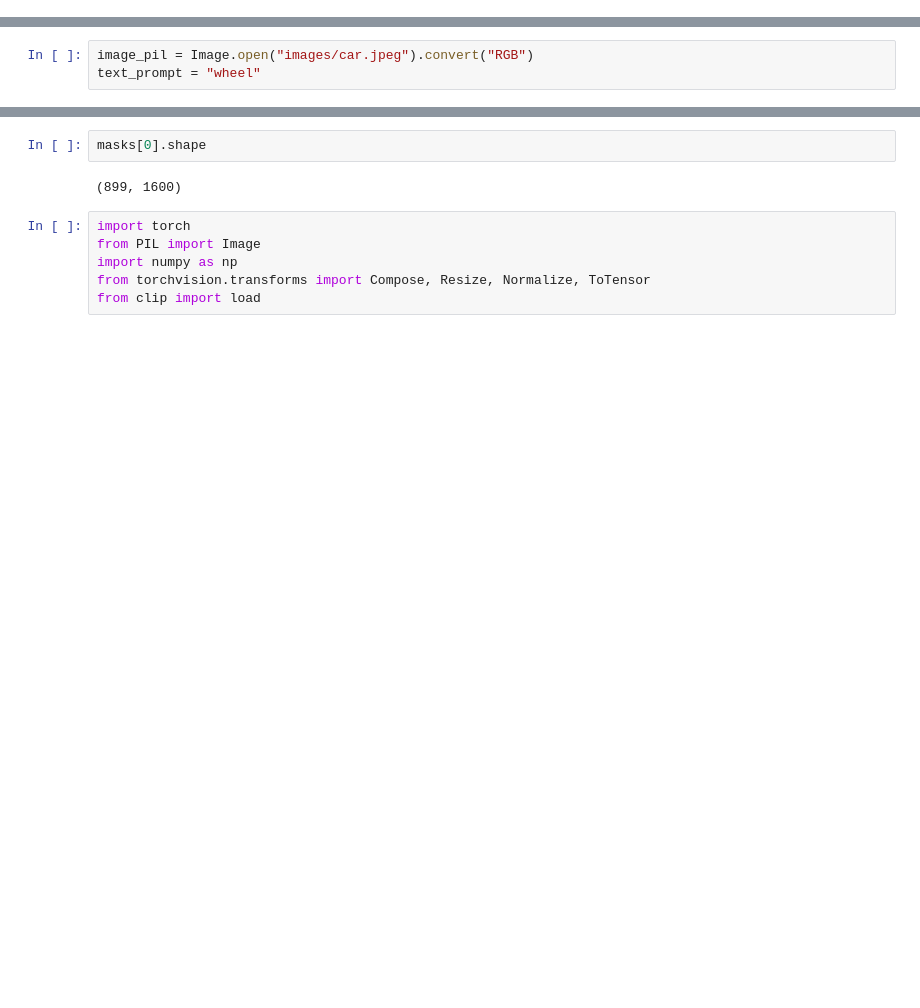
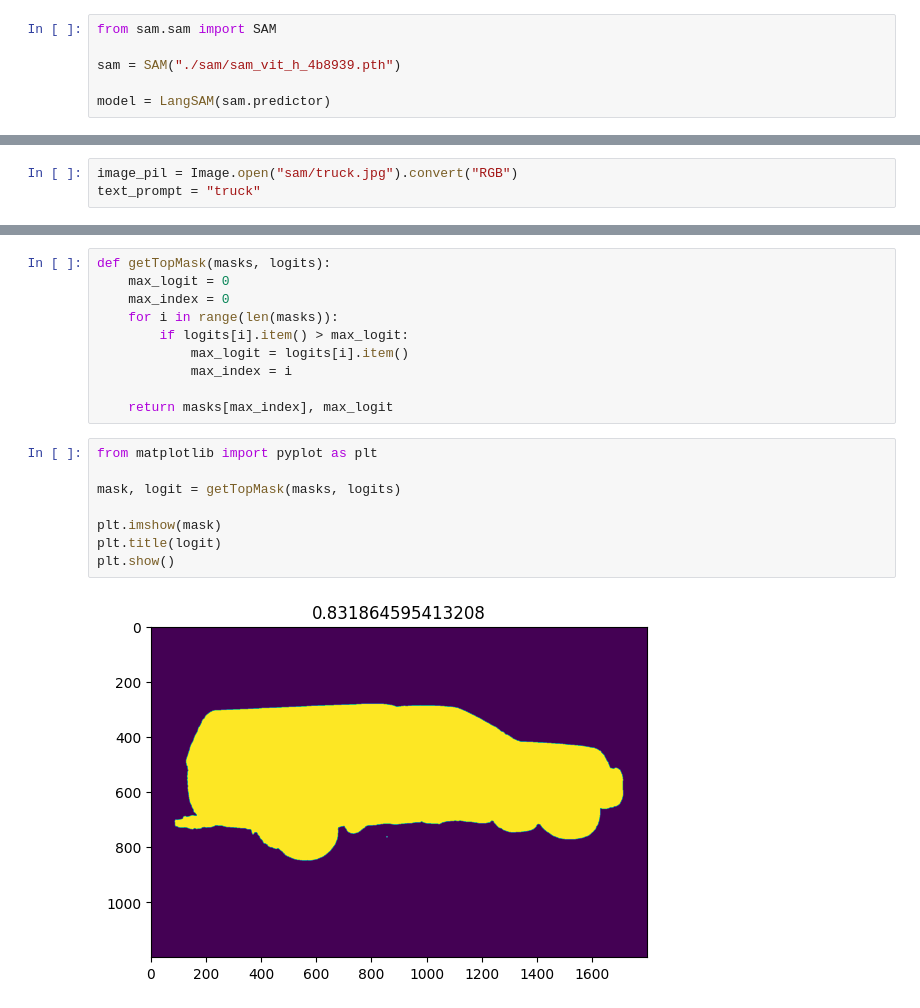
Before and after one commit to Zhu-K/text-prompted-3dgs-segmentation, a Jupyter notebook: Lang_SAM_and_CLIP.ipynb, the cells around one changed output, grey strips where cells are left out. Drawn from its saved outputs; the diff is of its cells as text; blank space fills up the shorter version.

```diff
--- a/Lang_SAM_and_CLIP.ipynb
+++ b/Lang_SAM_and_CLIP.ipynb
@@ -96,0 +4,6 @@ Downloading: "https://dl.fbaipublicfiles.com/segment_anything/sam_vit_h_4b8939.p
+# %%
+from sam.sam import SAM
+
+sam = SAM("./sam/sam_vit_h_4b8939.pth")
+
+model = LangSAM(sam.predictor)
@@ -97,5 +15,5 @@ Downloading: "https://dl.fbaipublicfiles.com/segment_anything/sam_vit_h_4b8939.p
 # %%
-image_pil = Image.open("images/car.jpeg").convert("RGB")
-text_prompt = "wheel"
+image_pil = Image.open("sam/truck.jpg").convert("RGB")
+text_prompt = "truck"
 # %%
 masks, boxes, phrases, logits = model.predict(image_pil, text_prompt)
@@ -366,10 +20,20 @@ Similarity with mask 6: 1.00%
-# %%
-masks[0].shape
-# %% [output]
-(899, 1600)
-# %%
-import torch
-from PIL import Image
-import numpy as np
-from torchvision.transforms import Compose, Resize, Normalize, ToTensor
-from clip import load
+# %%
+def getTopMask(masks, logits):
+    max_logit = 0
+    max_index = 0
+    for i in range(len(masks)):
+        if logits[i].item() > max_logit:
+            max_logit = logits[i].item()
+            max_index = i
+
+    return masks[max_index], max_logit
+# %%
+from matplotlib import pyplot as plt
+
+mask, logit = getTopMask(masks, logits)
+
+plt.imshow(mask)
+plt.title(logit)
+plt.show()
+# %% [output]
+[figure, added]
```
Also changed, not shown: parts of 22 cells of this notebook, 6 other files.
